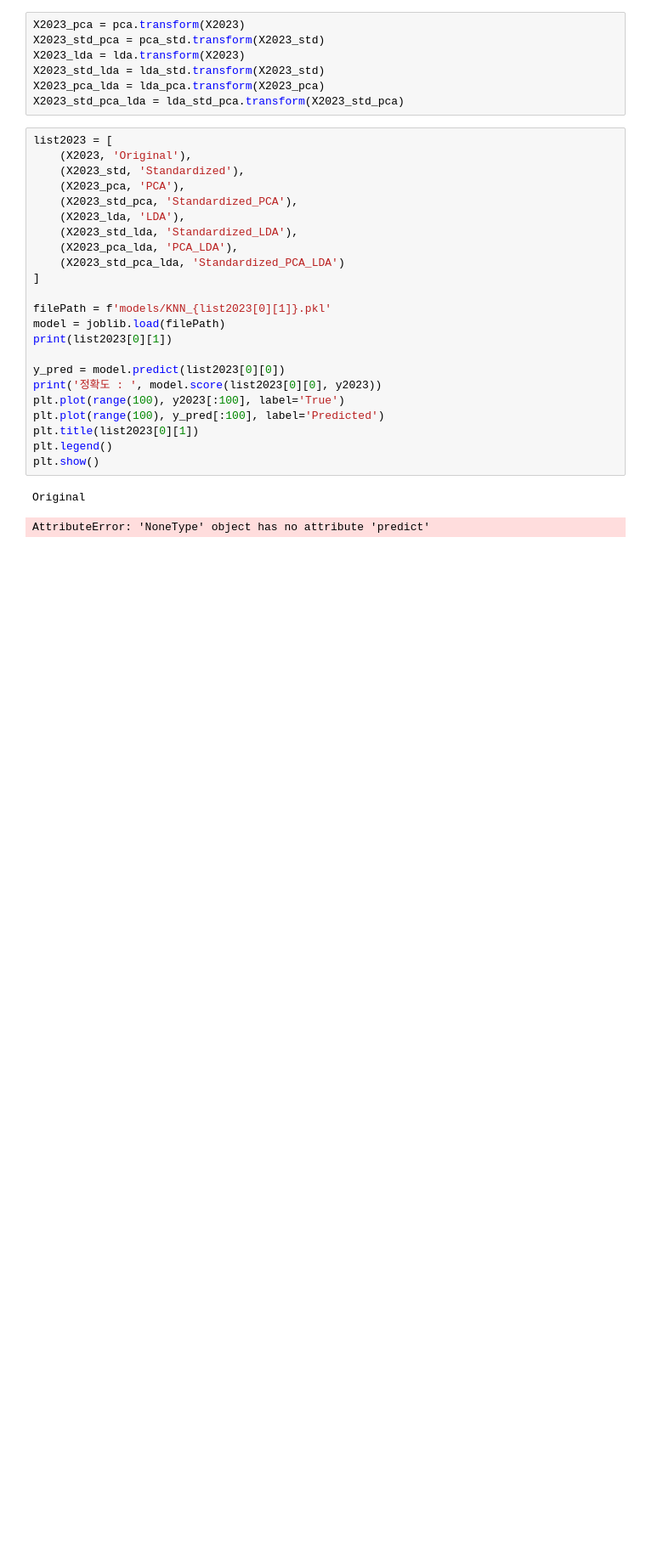
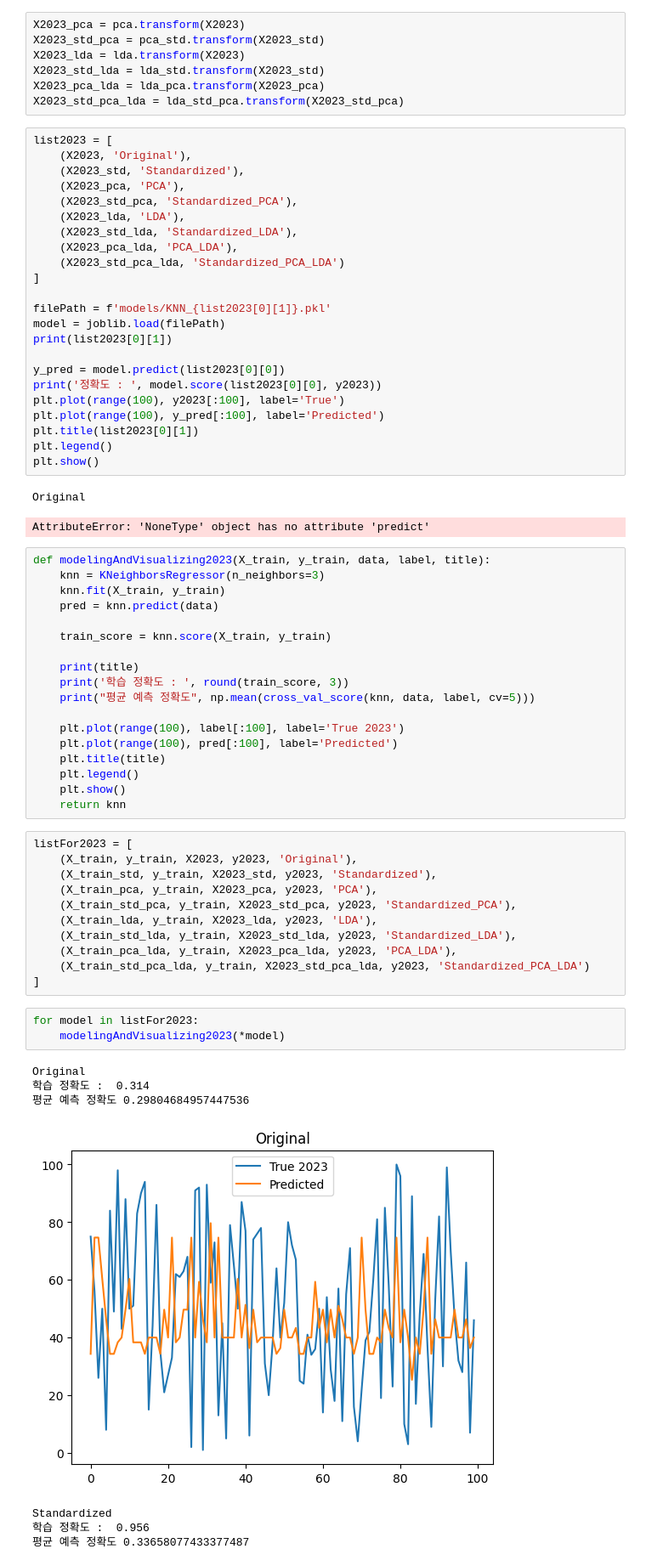
Before and after one commit to CG05/BillboardAnalitics, a Jupyter notebook: modeling.ipynb, the cells around one changed output. Shown at 85% size. Saved outputs shown, nothing was run; the diff lists cells and outputs as text; blank space fills up the shorter version.

```diff
--- a/modeling.ipynb
+++ b/modeling.ipynb
@@ -299,3 +299,43 @@ plt.show()
 # %% [output]
 Original
 AttributeError: 'NoneType' object has no attribute 'predict'
+# %%
+def modelingAndVisualizing2023(X_train, y_train, data, label, title):
+    knn = KNeighborsRegressor(n_neighbors=3)
+    knn.fit(X_train, y_train)
+    pred = knn.predict(data)
+
+    train_score = knn.score(X_train, y_train)
+
+    print(title)
+    print('학습 정확도 : ', round(train_score, 3))
+    print("평균 예측 정확도", np.mean(cross_val_score(knn, data, label, cv=5)))
+
+    plt.plot(range(100), label[:100], label='True 2023')
+    plt.plot(range(100), pred[:100], label='Predicted')
+    plt.title(title)
+    plt.legend()
+    plt.show()
+    return knn
+# %%
+listFor2023 = [
+    (X_train, y_train, X2023, y2023, 'Original'),
+    (X_train_std, y_train, X2023_std, y2023, 'Standardized'),
+    (X_train_pca, y_train, X2023_pca, y2023, 'PCA'),
+    (X_train_std_pca, y_train, X2023_std_pca, y2023, 'Standardized_PCA'),
+    (X_train_lda, y_train, X2023_lda, y2023, 'LDA'),
+    (X_train_std_lda, y_train, X2023_std_lda, y2023, 'Standardized_LDA'),
+    (X_train_pca_lda, y_train, X2023_pca_lda, y2023, 'PCA_LDA'),
+    (X_train_std_pca_lda, y_train, X2023_std_pca_lda, y2023, 'Standardized_PCA_LDA')
+]
+# %%
+for model in listFor2023:
+    modelingAndVisualizing2023(*model)
+# %% [output]
+Original
+학습 정확도 :  0.314
+평균 예측 정확도 0.29804684957447536
+[figure, added]
+Standardized
+학습 정확도 :  0.956
+평균 예측 정확도 0.33658077433377487
```
Also changed, not shown: parts of 1 cell of this notebook.
